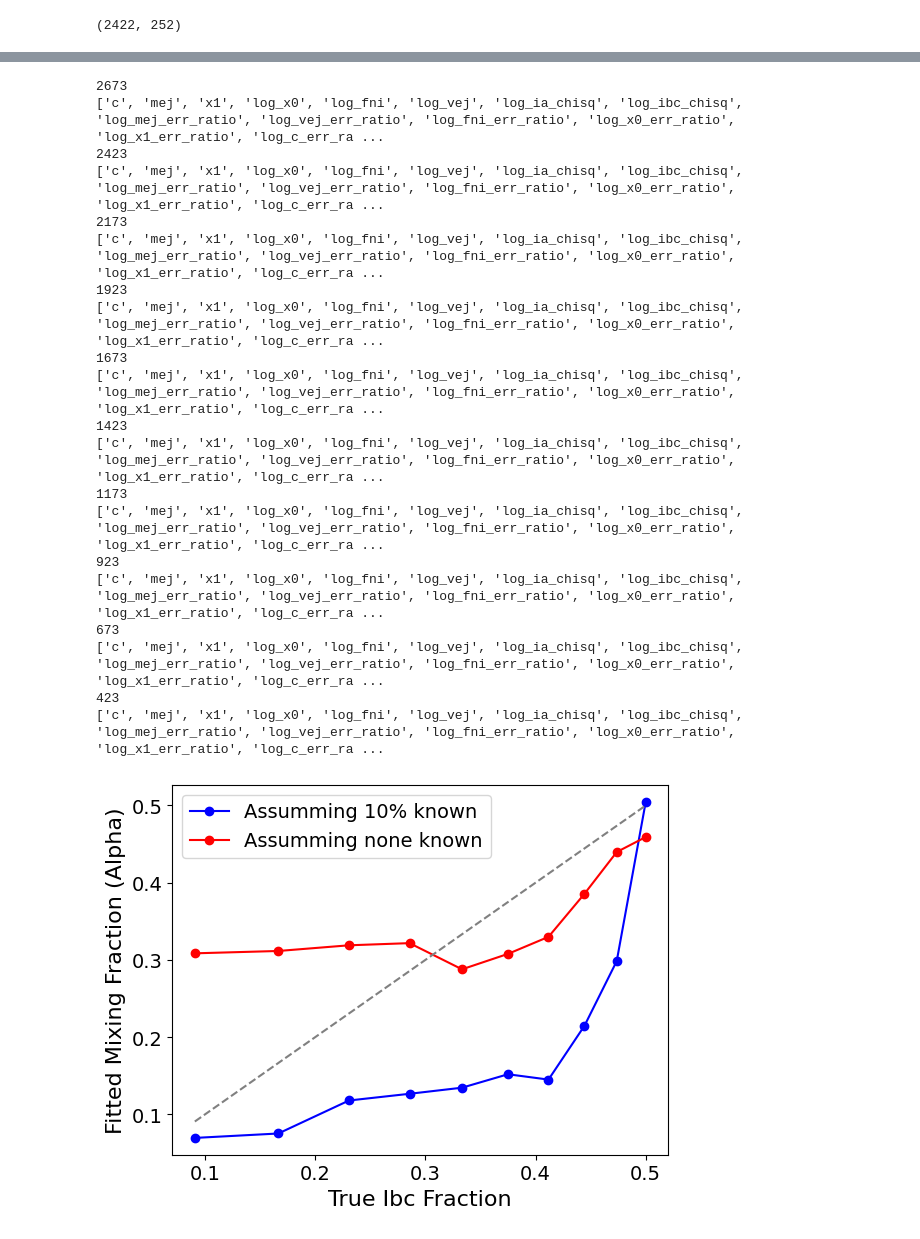
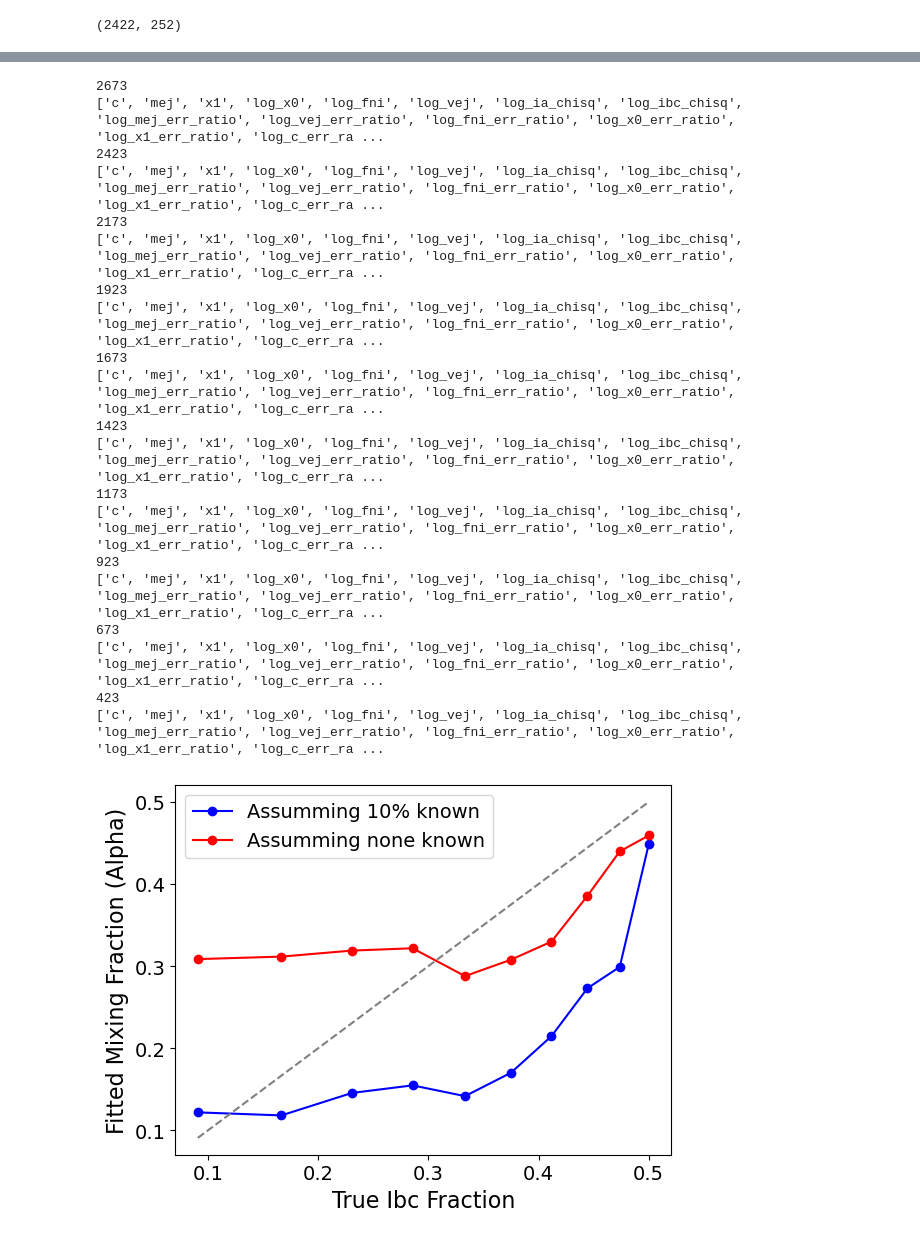
Before and after one commit to asmuzsoy/beams_ext, a Jupyter notebook: separate_parameters.ipynb, the cells around one changed output, grey strips where cells are left out. Drawn from its saved outputs; the diff is of its cells as text; code cells hidden in the pictures.

```diff
--- a/separate_parameters.ipynb
+++ b/separate_parameters.ipynb
@@ -864,3 +889,5 @@ log_c_err_ratio    -0.3320     0.4369     0.0875     0.7489
+# %%
+params_to_use = ['c', 'mej', 'log_fni']
 # %%
 def fit_gmm(sn_sample = all_sne, initial_alpha = 0.5, verbose = False):
 
@@ -869,11 +896,12 @@ def fit_gmm(sn_sample = all_sne, initial_alpha = 0.5, verbose = False):
     sigmas_a = {}
     sigmas_b = {}
 
-    params_to_use = ['c', 'mej', 'x1', 'log_x0', 'log_fni', 'log_vej',
-                     'log_ia_chisq', 'log_ibc_chisq', 'log_mej_err_ratio', 'log_vej_err_ratio',
-                     'log_fni_err_ratio', 'log_x0_err_ratio',
-                     'log_x1_err_ratio', 'log_c_err_ratio']
+    # params_to_use = ['c', 'mej', 'x1', 'log_x0', 'log_fni', 'log_vej',
+    #                  'log_ia_chisq', 'log_ibc_chisq', 'log_mej_err_ratio', 'log_vej_err_ratio',
+    #                  'log_fni_err_ratio', 'log_x0_err_ratio',
+    #                  'log_x1_err_ratio', 'log_c_err_ratio']
 
+    # params_to_use = ['c', 'mej']
     print(len(sn_sample))
 
     # Initialize parameters (median ± std)
@@ -1056,7 +1084,7 @@ len(true_ia_sne), len(true_ibc_sne)
 ratios = [(25 * (i + 1))/ (25 * (i + 1) + 250) for i in range(10)]
 
 
-def mixing_fraction_analysis(true_ia_sne, true_ibc_sne, ratios, fitting_method=fit_gmm):
+def mixing_fraction_analysis(true_ia_sne, true_ibc_sne, ratios, fitting_method=fit_gmm, accuracy_method = classify_sample):
     final_alphas = []
     accuracies = np.zeros((3, len(ratios)))
     for i in range(10):
@@ -1070,7 +1098,7 @@ def mixing_fraction_analysis(true_ia_sne, true_ibc_sne, ratios, fitting_method=f
                                                                            initial_alpha = 0.1)
         # print(f"Final alpha: {final_alpha}", f"Final log likelihood: {final_ll}")
         final_alphas.append(final_alpha)
-        accuracies[:, i] = classify_sample(split_population, final_gammas_a, final_gammas_b)
+        accuracies[:, i] = accuracy_method(split_population, final_gammas_a, final_gammas_b)
     return final_alphas, accuracies
 
 final_alphas_spec, accuracies_spec = mixing_fraction_analysis(true_ia_sne, true_ibc_sne, ratios)
@@ -1126,14 +1154,14 @@ plt.show()
 # %%
 known_sne = np.random.choice(all_sne, size=int(0.1 * len(all_sne)), replace=False)
 
-def fit_gmm_fix_some_classes(sn_sample = all_sne, initial_alpha = 0.1, verbose = False):
+def fit_gmm_fix_some_classes(sn_sample = all_sne, initial_alpha = 0.45, verbose = False):
 
     mus_a = {}
     mus_b = {}
     sigmas_a = {}
     sigmas_b = {}
 
-    params_to_use = ['c', 'mej', 'x1', 'log_x0', 'log_fni', 'log_vej',
+    params_to_use = ['z', 'c', 'mej', 'x1', 'log_x0', 'log_fni', 'log_vej',
                      'log_ia_chisq', 'log_ibc_chisq', 'log_mej_err_ratio', 'log_vej_err_ratio',
                      'log_fni_err_ratio', 'log_x0_err_ratio',
                      'log_x1_err_ratio', 'log_c_err_ratio']
@@ -1143,8 +1171,11 @@ def fit_gmm_fix_some_classes(sn_sample = all_sne, initial_alpha = 0.1, verbose =
 
     # Initialize parameters (median ± std)
     for param_name in params_to_use:
-        mus_a[param_name] = np.median(get_param_samples(param_name, sn_sample)) - np.std(get_param_samples(param_name, sn_sample))
-        mus_b[param_name] = np.median(get_param_samples(param_name, sn_sample)) + np.std(get_param_samples(param_name, sn_sample))
+        # mus_a[param_name] = np.median(get_param_samples(param_name, sn_sample)) - np.std(get_param_samples(param_name, sn_sample))
+        # mus_b[param_name] = np.median(get_param_samples(param_name, sn_sample)) + np.std(get_param_samples(param_name, sn_sample))
+        mus_a[param_name] = np.median(get_param_samples(param_name, sn_sample))
+        mus_b[param_name] = np.median(get_param_samples(param_name, sn_sample))
+
         sigmas_a[param_name] = np.std(get_param_samples(param_name, sn_sample))
         sigmas_b[param_name] = np.std(get_param_samples(param_name, sn_sample))
 
@@ -1172,10 +1203,10 @@ def fit_gmm_fix_some_classes(sn_sample = all_sne, initial_alpha = 0.1, verbose =
     for param_name in params_to_use:
         weights[param_name] = np.ones(len(sn_sample))
 
-        # set weights of known SNe to 10 and all others to 1
-        for i, sn in enumerate(sn_sample):
-            if sn in known_sne:
-                weights[param_name][i] = 100
+        # # set weights of known SNe to 10 and all others to 1
+        # for i, sn in enumerate(sn_sample):
+        #     if sn in known_sne:
+        #         weights[param_name][i] = 100
 
 
 
@@ -1205,10 +1236,10 @@ def fit_gmm_fix_some_classes(sn_sample = all_sne, initial_alpha = 0.1, verbose =
 
                 if id(sn) in known_set:
                     if sn.true_class == 'SN Ia':
-                        gammas_a[param_name][j] = 100  * all_gammas_max
+                        gammas_a[param_name][j] = 10  * all_gammas_max
                         gammas_b[param_name][j] = all_gammas_min
                     else:
-                        gammas_b[param_name][j] = 100 * all_gammas_max
+                        gammas_b[param_name][j] = 10 * all_gammas_max
                         gammas_a[param_name][j] = all_gammas_min
 
 
@@ -1341,38 +1372,39 @@ plt.show()
 # %%
-final_alphas_fixed, accuracies_fixed = mixing_fraction_analysis(true_ia_sne, true_ibc_sne, ratios, fitting_method=fit_gmm_fix_some_classes)
+final_alphas_fixed, accuracies_fixed = mixing_fraction_analysis(true_ia_sne, true_ibc_sne, ratios,
+                                                                fitting_method=fit_gmm_fix_some_classes)
 
 plt.plot(ratios, 1 - np.array(final_alphas_fixed), marker='o', color='blue', label='Assumming 10% known')
 plt.plot(ratios, 1 - np.array(final_alphas_spec), marker='o', color='red', label='Assumming none known')
 plt.plot(ratios, ratios, linestyle='--', color='gray')
 plt.xlabel("True Ibc Fraction", fontsize=16)
 plt.ylabel("Fitted Mixing Fraction (Alpha)", fontsize=16)
 plt.xticks(fontsize=14)
 plt.yticks(fontsize=14)
 plt.legend(fontsize=14)
 # plt.savefig("figures/alpha_vs_true_fraction.pdf", bbox_inches='tight')
 plt.show()
 # %% [output]
 2673
 ['c', 'mej', 'x1', 'log_x0', 'log_fni', 'log_vej', 'log_ia_chisq', 'log_ibc_chisq', 'log_mej_err_ratio', 'log_vej_err_ratio', 'log_fni_err_ratio', 'log_x0_err_ratio', 'log_x1_err_ratio', 'log_c_err_ra ...
 2423
 ['c', 'mej', 'x1', 'log_x0', 'log_fni', 'log_vej', 'log_ia_chisq', 'log_ibc_chisq', 'log_mej_err_ratio', 'log_vej_err_ratio', 'log_fni_err_ratio', 'log_x0_err_ratio', 'log_x1_err_ratio', 'log_c_err_ra ...
 2173
 ['c', 'mej', 'x1', 'log_x0', 'log_fni', 'log_vej', 'log_ia_chisq', 'log_ibc_chisq', 'log_mej_err_ratio', 'log_vej_err_ratio', 'log_fni_err_ratio', 'log_x0_err_ratio', 'log_x1_err_ratio', 'log_c_err_ra ...
 1923
 ['c', 'mej', 'x1', 'log_x0', 'log_fni', 'log_vej', 'log_ia_chisq', 'log_ibc_chisq', 'log_mej_err_ratio', 'log_vej_err_ratio', 'log_fni_err_ratio', 'log_x0_err_ratio', 'log_x1_err_ratio', 'log_c_err_ra ...
 1673
 ['c', 'mej', 'x1', 'log_x0', 'log_fni', 'log_vej', 'log_ia_chisq', 'log_ibc_chisq', 'log_mej_err_ratio', 'log_vej_err_ratio', 'log_fni_err_ratio', 'log_x0_err_ratio', 'log_x1_err_ratio', 'log_c_err_ra ...
 1423
 ['c', 'mej', 'x1', 'log_x0', 'log_fni', 'log_vej', 'log_ia_chisq', 'log_ibc_chisq', 'log_mej_err_ratio', 'log_vej_err_ratio', 'log_fni_err_ratio', 'log_x0_err_ratio', 'log_x1_err_ratio', 'log_c_err_ra ...
 1173
 ['c', 'mej', 'x1', 'log_x0', 'log_fni', 'log_vej', 'log_ia_chisq', 'log_ibc_chisq', 'log_mej_err_ratio', 'log_vej_err_ratio', 'log_fni_err_ratio', 'log_x0_err_ratio', 'log_x1_err_ratio', 'log_c_err_ra ...
 923
 ['c', 'mej', 'x1', 'log_x0', 'log_fni', 'log_vej', 'log_ia_chisq', 'log_ibc_chisq', 'log_mej_err_ratio', 'log_vej_err_ratio', 'log_fni_err_ratio', 'log_x0_err_ratio', 'log_x1_err_ratio', 'log_c_err_ra ...
 673
 ['c', 'mej', 'x1', 'log_x0', 'log_fni', 'log_vej', 'log_ia_chisq', 'log_ibc_chisq', 'log_mej_err_ratio', 'log_vej_err_ratio', 'log_fni_err_ratio', 'log_x0_err_ratio', 'log_x1_err_ratio', 'log_c_err_ra ...
 423
 ['c', 'mej', 'x1', 'log_x0', 'log_fni', 'log_vej', 'log_ia_chisq', 'log_ibc_chisq', 'log_mej_err_ratio', 'log_vej_err_ratio', 'log_fni_err_ratio', 'log_x0_err_ratio', 'log_x1_err_ratio', 'log_c_err_ra ...
-[figure, old version]
+[figure, new version]
 # %%
 plt.plot(ratios, accuracies_spec[0,:], marker='o', color='blue', linestyle = '--', label='Overall Accuracy (none known)')
 plt.plot(ratios, accuracies_spec[1,:], marker='o', color='green', linestyle = '--', label='Ia Accuracy (none known)')
```
Also changed, not shown: parts of 28 cells of this notebook.
